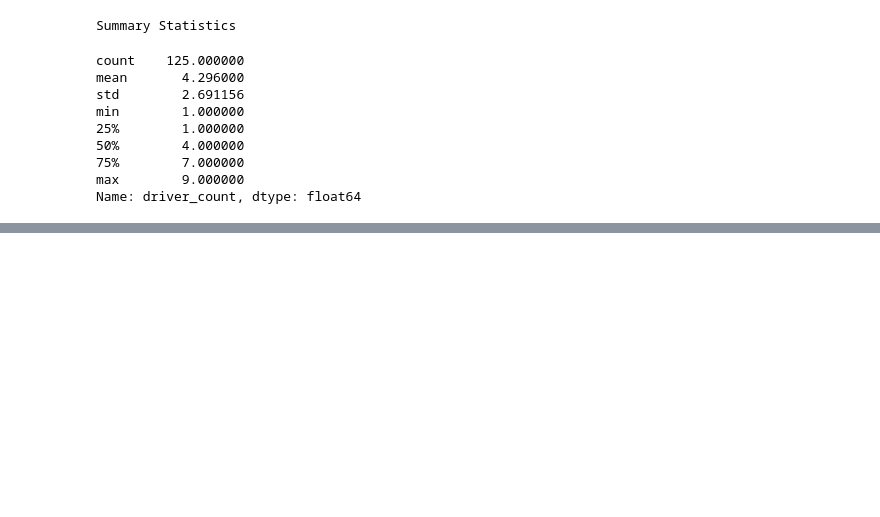
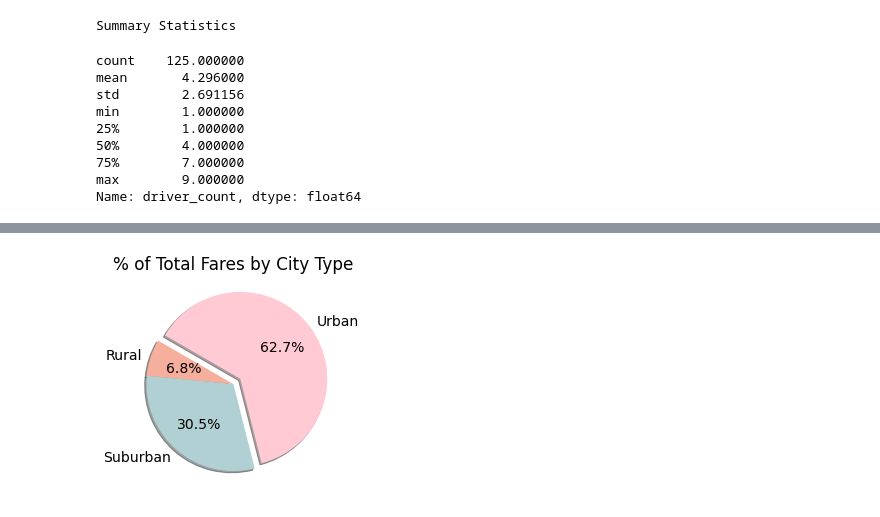
Before and after one commit to Jace-Loo/Pyber_Analysis, a Jupyter notebook: PyBer.ipynb, the cells around one changed output, grey strips where cells are left out. Cells and saved outputs as stored; diff of their text form; code cells hidden in the pictures; blank space fills up the shorter version.

```diff
--- a/PyBer.ipynb
+++ b/PyBer.ipynb
@@ -873,0 +912,17 @@ NameError: name 'rural_driver' is not defined
+# %%
+# build pie chart
+plt.pie(type_percents,
+        labels = ["Rural", "Suburban", "Urban"],
+        colors = ['#f7af9d', '#b0d0d3', '#ffcad4'],
+        explode = [0, 0, 0.1],
+        autopct = '%.1f%%',
+        shadow = True,
+        startangle = 150)
+
+# title and font size
+plt.title("% of Total Fares by City Type")
+mpl.rcParams['font.size'] = 14
+
+plt.show()
+# %% [output]
+[figure, added]
```
Also changed, not shown: parts of 6 cells of this notebook.
